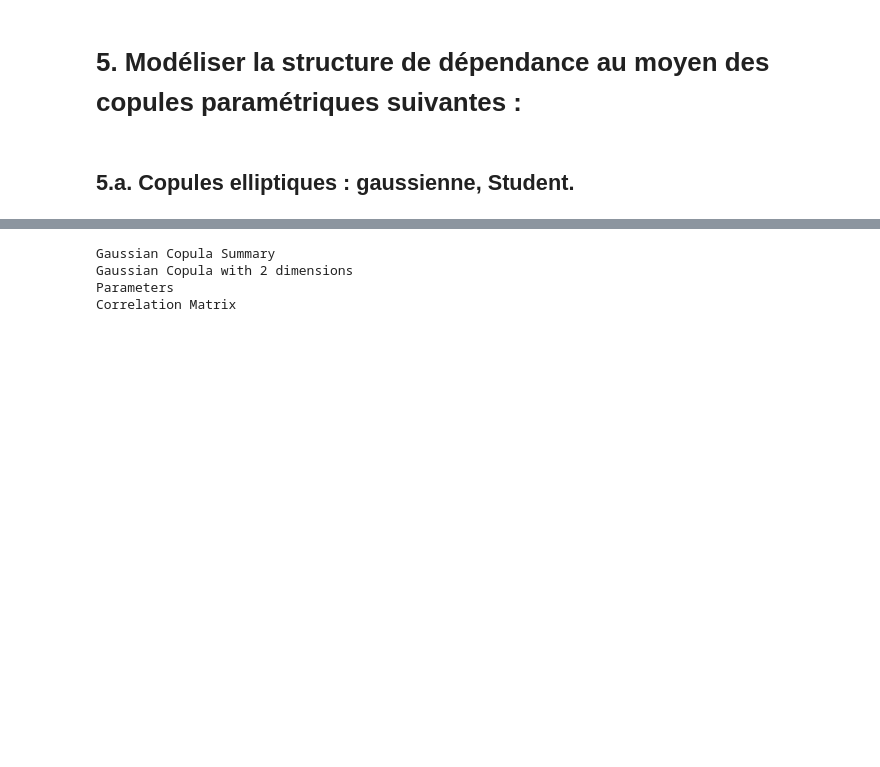
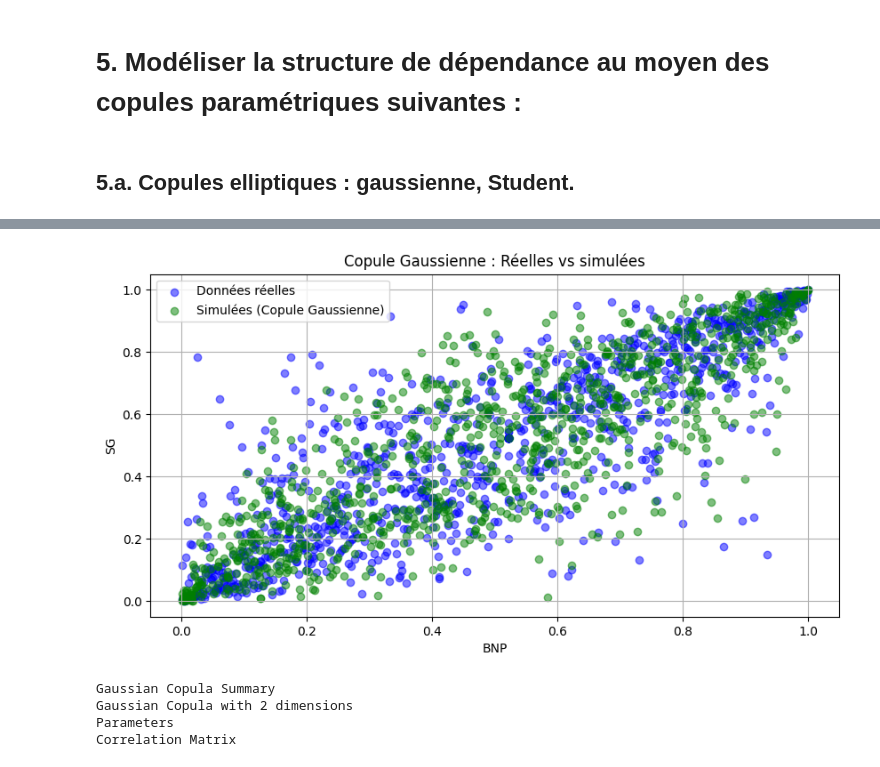
Before and after one commit to Jeangrivo/Gestion-des-Risques-Multiples, a Jupyter notebook: CreditVaR.ipynb, the cells around one changed output, grey strips where cells are left out. Saved outputs shown, nothing was run; the diff lists cells and outputs as text; code cells hidden in the pictures; blank space fills up the shorter version.

```diff
--- a/CreditVaR.ipynb
+++ b/CreditVaR.ipynb
@@ -688,3 +688,16 @@ plt.show()
+# %%
+# 6. Visualisation
+plt.figure(figsize=(10, 5))
+plt.scatter(rank_data['BNP'], rank_data['SG'], alpha=0.5, label="Données réelles", color="blue")
+plt.scatter(samples[:, 0], samples[:, 1], alpha=0.5, label="Simulées (Copule Gaussienne)", color="green")
+plt.xlabel("BNP")
+plt.ylabel("SG")
+plt.title("Copule Gaussienne : Réelles vs simulées")
+plt.legend()
+plt.grid(True)
+plt.show()
+# %% [output]
+[figure, added]
 # %%
 copula_gaussian.summary()
 # %% [output]
```
Also changed, not shown: parts of 11 cells of this notebook.
